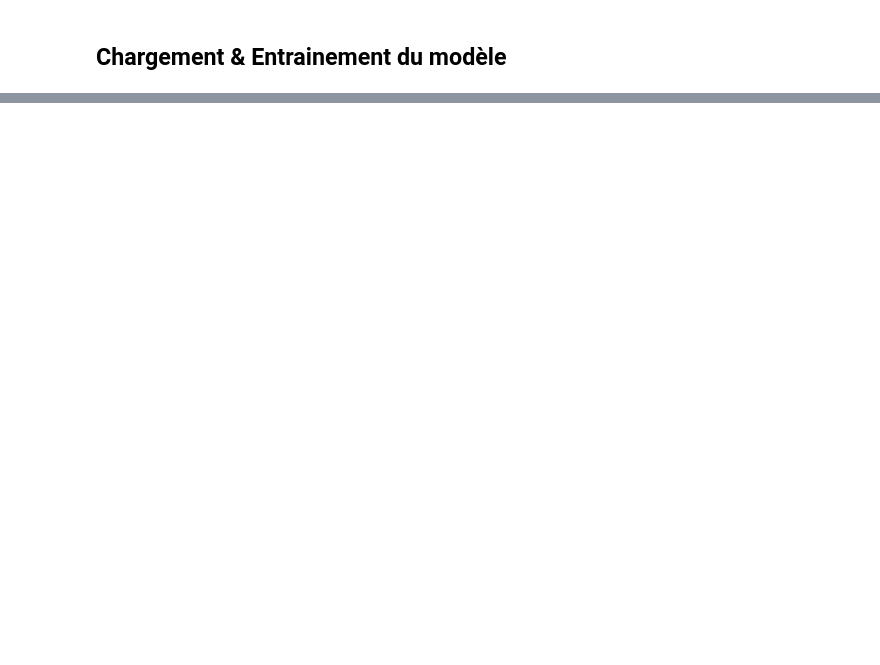
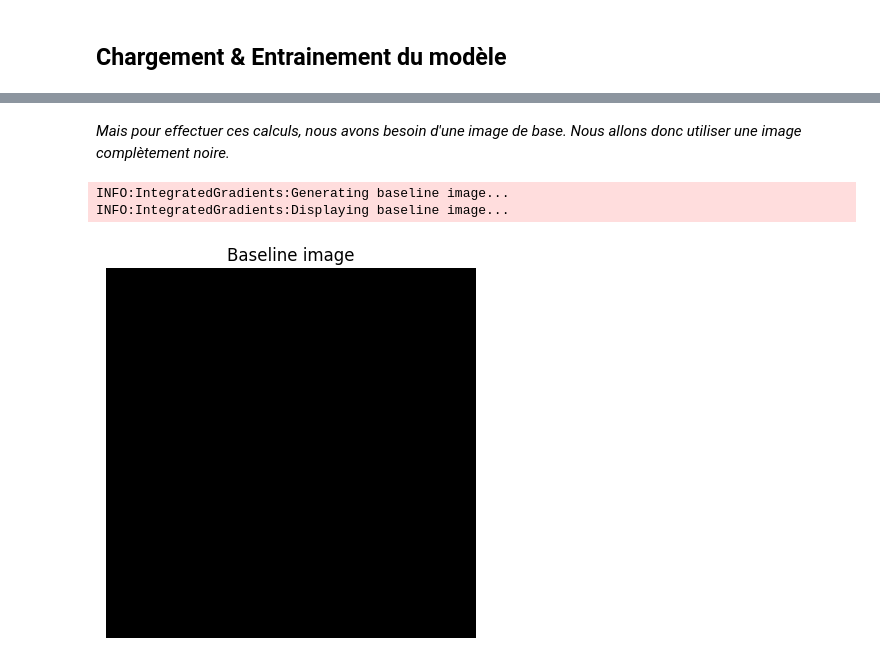
Before and after one commit to hjamet/Epita-S9-DNN, a Jupyter notebook: notebooks/tensorflow.ipynb, the cells around one changed output, grey strips where cells are left out. Drawn from its saved outputs; the diff is of its cells as text; code cells hidden in the pictures; blank space fills up the shorter version.

Commit message:
feat: :sparkles: Add Baseline & Interpolation

```diff
--- a/notebooks/tensorflow.ipynb
+++ b/notebooks/tensorflow.ipynb
@@ -69,0 +117,10 @@ INFO:Model:Displaying predictions...
+# %% [markdown]
+*Mais pour effectuer ces calculs, nous avons besoin d'une image de base. Nous allons donc utiliser une image complètement noire.*
+# %%
+from IntegratedGradients import IntegratedGradients
+
+integrator = IntegratedGradients(model=model, baseline_color="black").display_baseline()
+# %% [output]
+INFO:IntegratedGradients:Generating baseline image...
+INFO:IntegratedGradients:Displaying baseline image...
+[figure, added]
```
Also changed, not shown: parts of 12 cells of this notebook, 1 other file.
